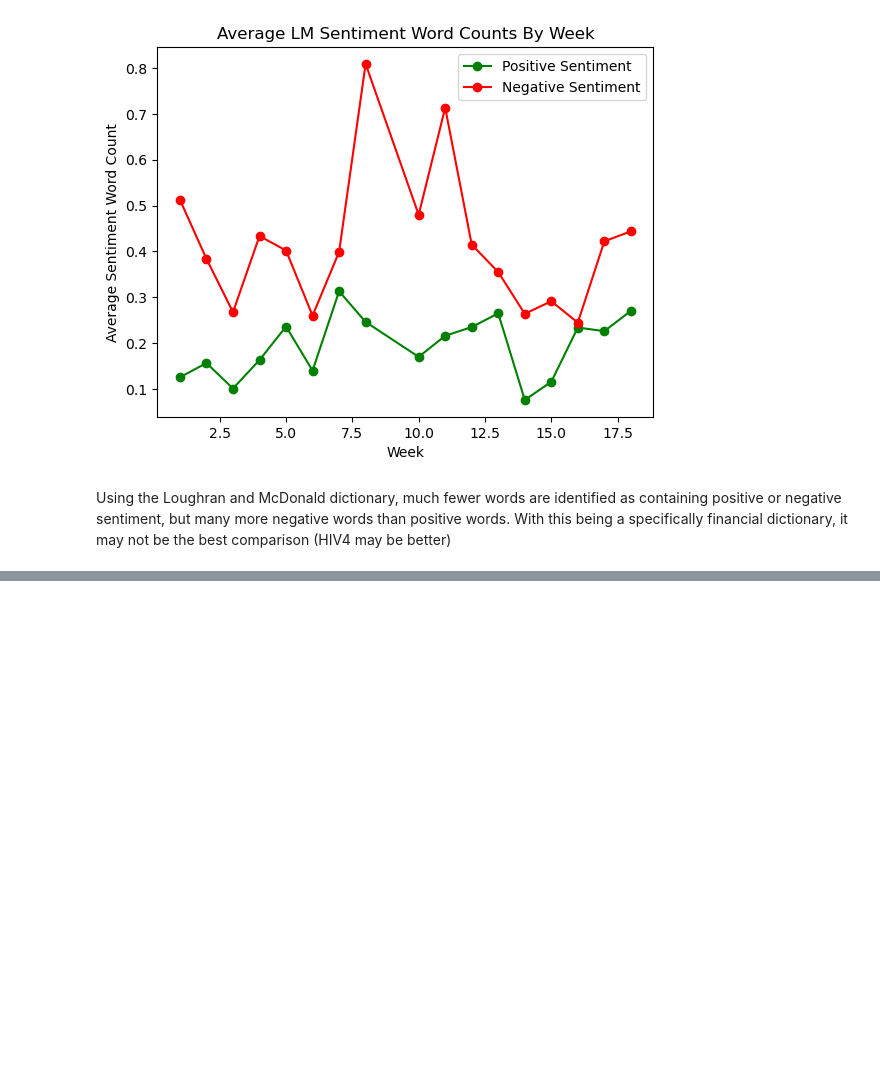
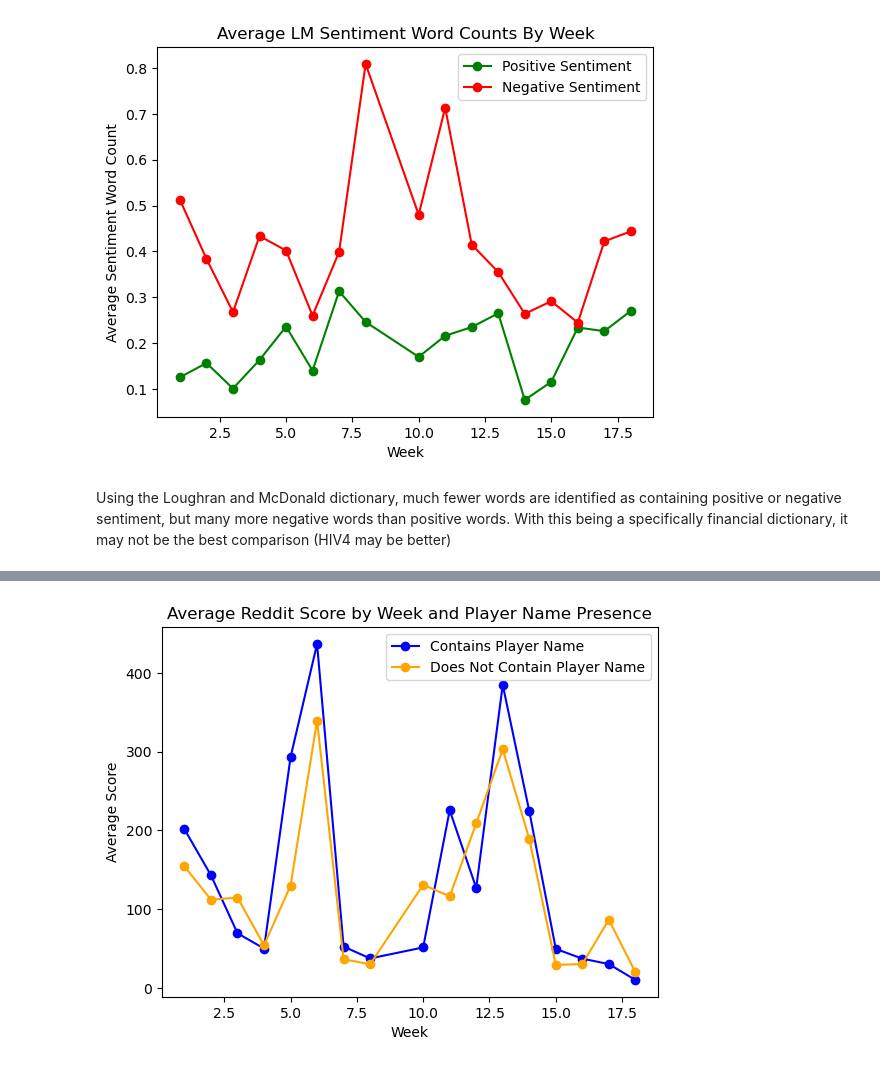
Before and after one commit to ryanjamesyu2/sentiment-performance-connection, a Jupyter notebook: sentiment_data_eda.ipynb, the cells around one changed output, grey strips where cells are left out. Drawn from its saved outputs; the diff is of its cells as text; code cells hidden in the pictures; blank space fills up the shorter version.

```diff
--- a/sentiment_data_eda.ipynb
+++ b/sentiment_data_eda.ipynb
@@ -513,0 +553,9 @@ Using the Loughran and McDonald dictionary, much fewer words are identified as c
+# %%
+reddit_player_by_week = reddit_df.groupby(['week', 'contains_player_name']).agg({
+    'score': 'mean'
+}).reset_index()
+
+reddit_player_by_week_count = reddit_df.groupby(['week', 'contains_player_name']).size().reset_index(name='count')
+reddit_player_by_week['count'] = reddit_player_by_week_count['count']
+
+reddit_player_by_week.head()
@@ -513,0 +569,10 @@ Using the Loughran and McDonald dictionary, much fewer words are identified as c
+# %%
+plt.plot(reddit_player_by_week[reddit_player_by_week['contains_player_name'] == True]['week'], reddit_player_by_week[reddit_player_by_week['contains_player_name'] == True]['score'], marker='o', color='blue', label='Contains Player Name')
+plt.plot(reddit_player_by_week[reddit_player_by_week['contains_player_name'] == False]['week'], reddit_player_by_week[reddit_player_by_week['contains_player_name'] == False]['score'], marker='o', color='orange', label='Does Not Contain Player Name')
+plt.xlabel('Week')
+plt.ylabel('Average Score')
+plt.title('Average Reddit Score by Week and Player Name Presence')
+plt.legend()
+plt.show()
+# %% [output]
+[figure, added]
```
Also changed, not shown: parts of 8 cells of this notebook.
